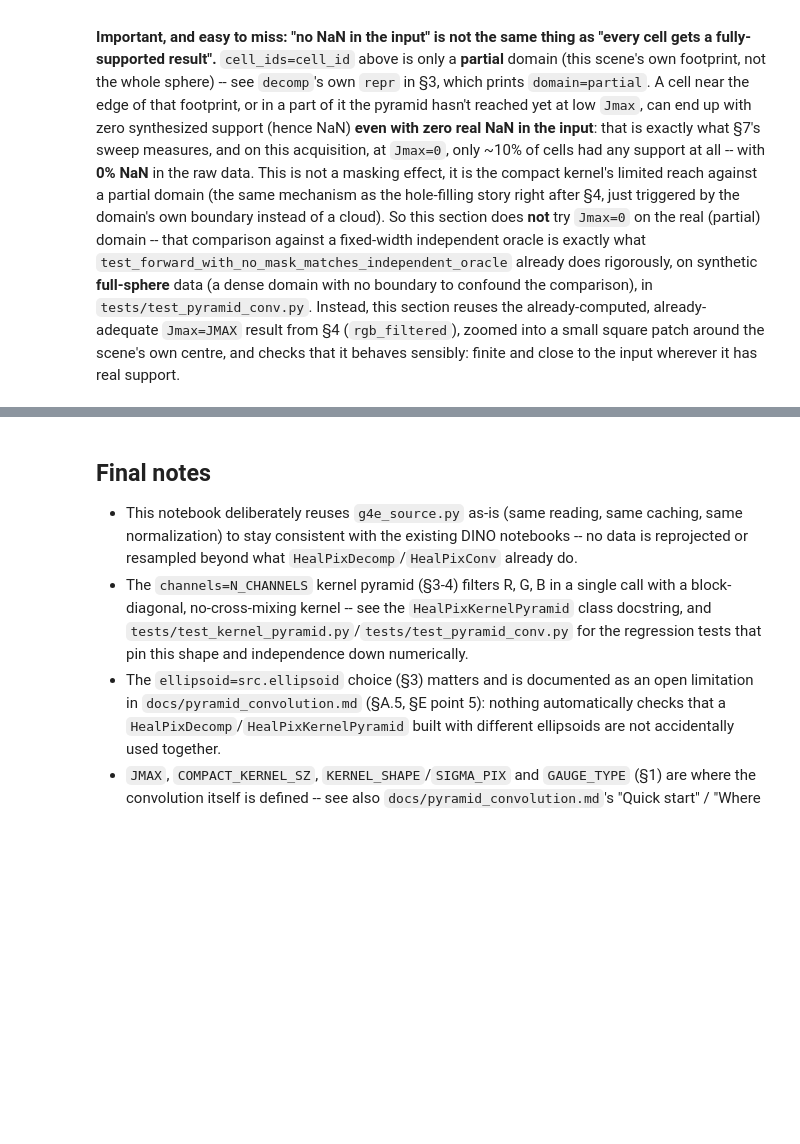
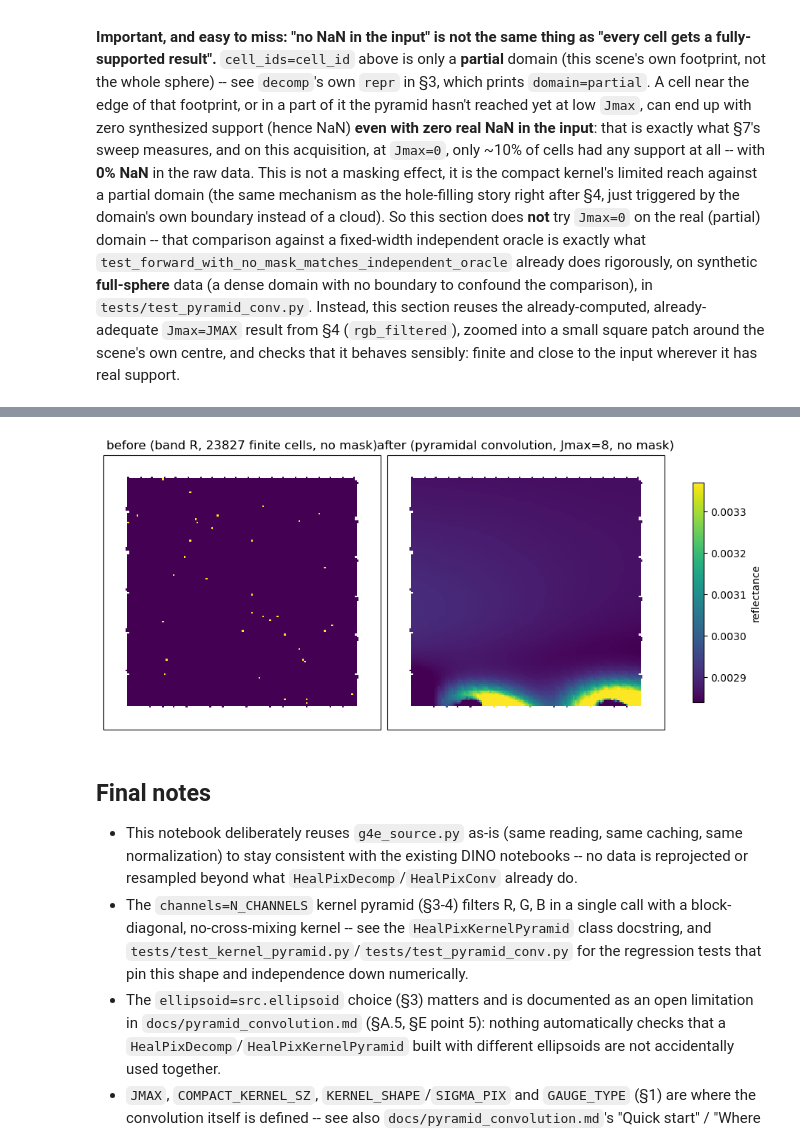
Before and after one commit to GRID4EARTH/healpix-analyse, a Jupyter notebook: Notebooks/pyramid_conv_sentinel2_test.ipynb, the cells around one changed output, grey strips where cells are left out. Saved outputs shown, nothing was run; the diff lists cells and outputs as text; code cells hidden in the pictures; blank space fills up the shorter version.

```diff
--- a/Notebooks/pyramid_conv_sentinel2_test.ipynb
+++ b/Notebooks/pyramid_conv_sentinel2_test.ipynb
@@ -393,7 +441,7 @@ lon_deg, lat_deg = np.asarray(lon_deg), np.asarray(lat_deg)
 # selected all 69632 cells instead of a small subset).
 lon0 = 0.5 * (lon_deg.min() + lon_deg.max())
 lat0 = 0.5 * (lat_deg.min() + lat_deg.max())
-SUBTILE_FRACTION = 0.15   # the square's half-width, as a fraction of the scene's own half-width
+SUBTILE_FRACTION = 0.5   # the square's half-width, as a fraction of the scene's own half-width
 half_width_deg = SUBTILE_FRACTION * 0.5 * max(
     lon_deg.max() - lon_deg.min(), lat_deg.max() - lat_deg.min(),
 )
@@ -439,28 +492,30 @@ print(f"RMS(output - input) on well-supported cells: {rms_change:.3g} "
 # %%
 # healpix_plot (same `grid` as §6 -- same level/ellipsoid, valid for any
 # cell_ids subset at that level) rather than a raw lon/lat matplotlib
 # scatter, for the same reason as §6: it resamples onto a real image
 # through healpix_plot's own (bilinear/nearest) interpolation instead of
 # leaving gaps between scattered points, and stays consistent with how the
 # rest of this notebook plots HEALPix data.
 pad_lon = 0.1 * max(lon_deg[subset].max() - lon_deg[subset].min(), 1e-6)
 pad_lat = 0.1 * max(lat_deg[subset].max() - lat_deg[subset].min(), 1e-6)
 view = (
     lon_deg[subset].min() - pad_lon, lon_deg[subset].max() + pad_lon,
     lat_deg[subset].min() - pad_lat, lat_deg[subset].max() + pad_lat,
 )
-vlo, vhi = np.nanpercentile(sub_before[:, 0], [2, 98])   # shared scale, see the §5 note on to_rgb
+vlo, vhi = np.nanpercentile(sub_after[:, 0], [2, 98])   # shared scale, see the §5 note on to_rgb
 
 fig, axes = plt.subplots(1, 2, figsize=(9, 4),
                           subplot_kw={"projection": ccrs.PlateCarree()}, layout="constrained")
 healpix_plot.plot(sub_cell_id, sub_before[:, 0], healpix_grid=grid, sampling_grid={"shape": 128},
                    view=view, ax=axes[0], vmin=vlo, vmax=vhi, axis_labels="none",
                    title=f"before (band R, {n_sub} finite cells, no mask)")
 mp = healpix_plot.plot(sub_cell_id, sub_after[:, 0], healpix_grid=grid, sampling_grid={"shape": 128},
                         view=view, ax=axes[1], vmin=vlo, vmax=vhi, axis_labels="none",
                         title=f"after (pyramidal convolution, Jmax={JMAX}, no mask)")
 fig.colorbar(mp, ax=axes, shrink=0.8, label="reflectance")
 plt.show()
+# %% [output]
+[figure, added]
 # %% [markdown]
 ## Final notes
 
```
Also changed, not shown: parts of 10 cells of this notebook.
